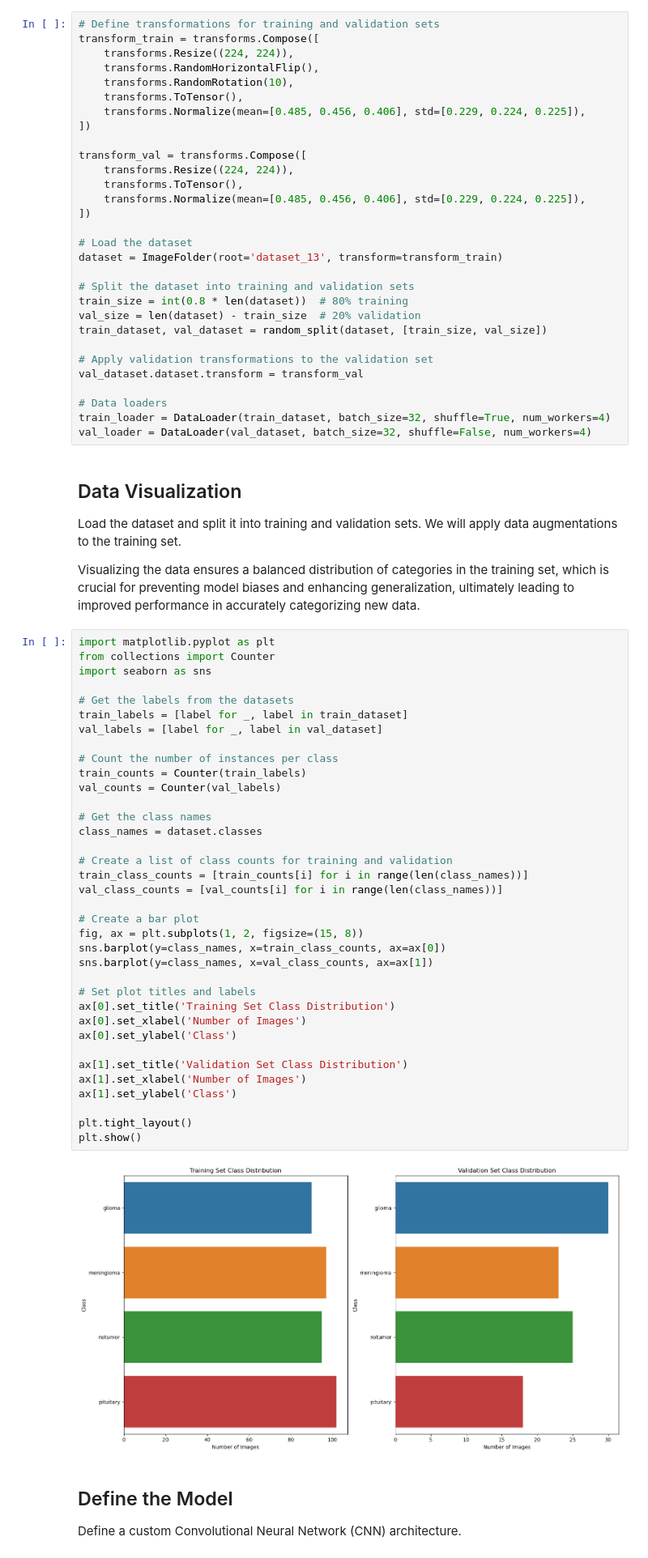
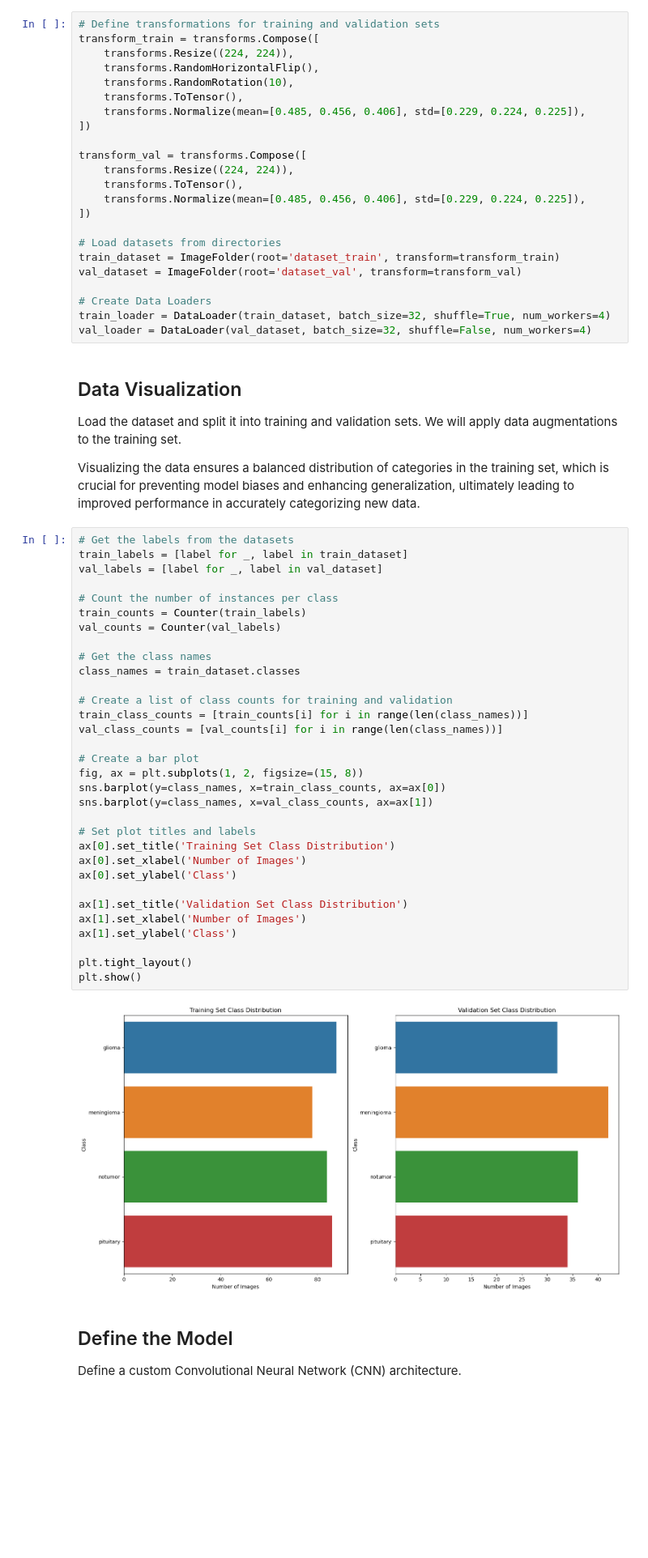
Before and after one commit to XJ-UoG/CSC3009MLMRI, a Jupyter notebook: MRI_Classification.ipynb, the cells around one changed output. Shown at 81% size. Drawn from its saved outputs; the diff is of its cells as text; blank space fills up the shorter version.

```diff
--- a/MRI_Classification.ipynb
+++ b/MRI_Classification.ipynb
@@ -28,18 +34,11 @@ transform_val = transforms.Compose([
     transforms.Normalize(mean=[0.485, 0.456, 0.406], std=[0.229, 0.224, 0.225]),
 ])
 
-# Load the dataset
-dataset = ImageFolder(root='dataset_13', transform=transform_train)
+# Load datasets from directories
+train_dataset = ImageFolder(root='dataset_train', transform=transform_train)
+val_dataset = ImageFolder(root='dataset_val', transform=transform_val)
 
-# Split the dataset into training and validation sets
-train_size = int(0.8 * len(dataset))  # 80% training
-val_size = len(dataset) - train_size  # 20% validation
-train_dataset, val_dataset = random_split(dataset, [train_size, val_size])
-
-# Apply validation transformations to the validation set
-val_dataset.dataset.transform = transform_val
-
-# Data loaders
+# Create Data Loaders
 train_loader = DataLoader(train_dataset, batch_size=32, shuffle=True, num_workers=4)
 val_loader = DataLoader(val_dataset, batch_size=32, shuffle=False, num_workers=4)
 # %% [markdown]
@@ -48,43 +47,39 @@ Load the dataset and split it into training and validation sets. We will apply d
 
 Visualizing the data ensures a balanced distribution of categories in the training set, which is crucial for preventing model biases and enhancing generalization, ultimately leading to improved performance in accurately categorizing new data.
 # %%
-import matplotlib.pyplot as plt
-from collections import Counter
-import seaborn as sns
-
 # Get the labels from the datasets
 train_labels = [label for _, label in train_dataset]
 val_labels = [label for _, label in val_dataset]
 
 # Count the number of instances per class
 train_counts = Counter(train_labels)
 val_counts = Counter(val_labels)
 
 # Get the class names
-class_names = dataset.classes
+class_names = train_dataset.classes
 
 # Create a list of class counts for training and validation
 train_class_counts = [train_counts[i] for i in range(len(class_names))]
 val_class_counts = [val_counts[i] for i in range(len(class_names))]
 
 # Create a bar plot
 fig, ax = plt.subplots(1, 2, figsize=(15, 8))
 sns.barplot(y=class_names, x=train_class_counts, ax=ax[0])
 sns.barplot(y=class_names, x=val_class_counts, ax=ax[1])
 
 # Set plot titles and labels
 ax[0].set_title('Training Set Class Distribution')
 ax[0].set_xlabel('Number of Images')
 ax[0].set_ylabel('Class')
 
 ax[1].set_title('Validation Set Class Distribution')
 ax[1].set_xlabel('Number of Images')
 ax[1].set_ylabel('Class')
 
 plt.tight_layout()
 plt.show()
 # %% [output]
-[figure, old version]
+[figure, new version]
 # %% [markdown]
 ## Define the Model
 Define a custom Convolutional Neural Network (CNN) architecture.
```
Also changed, not shown: parts of 11 cells of this notebook, 7 other files.
